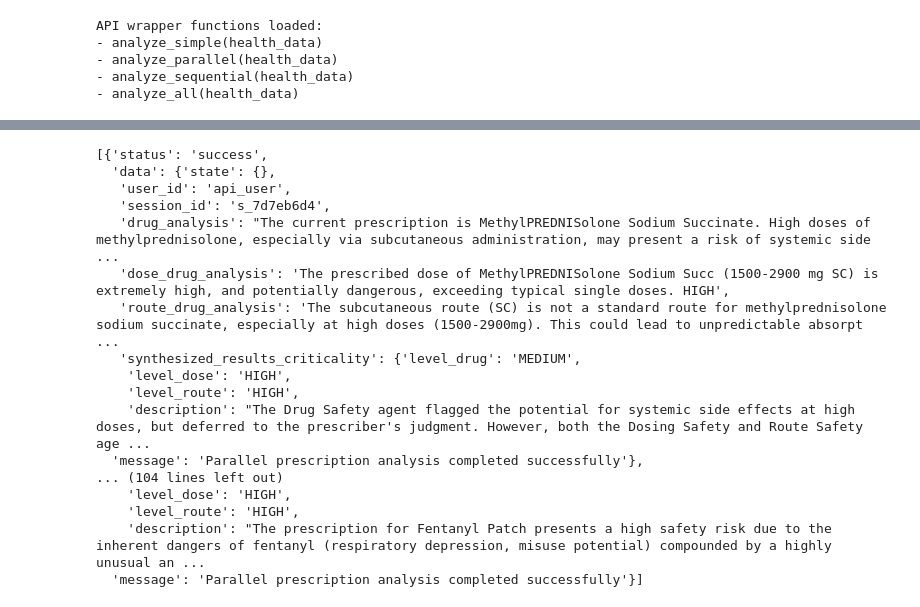
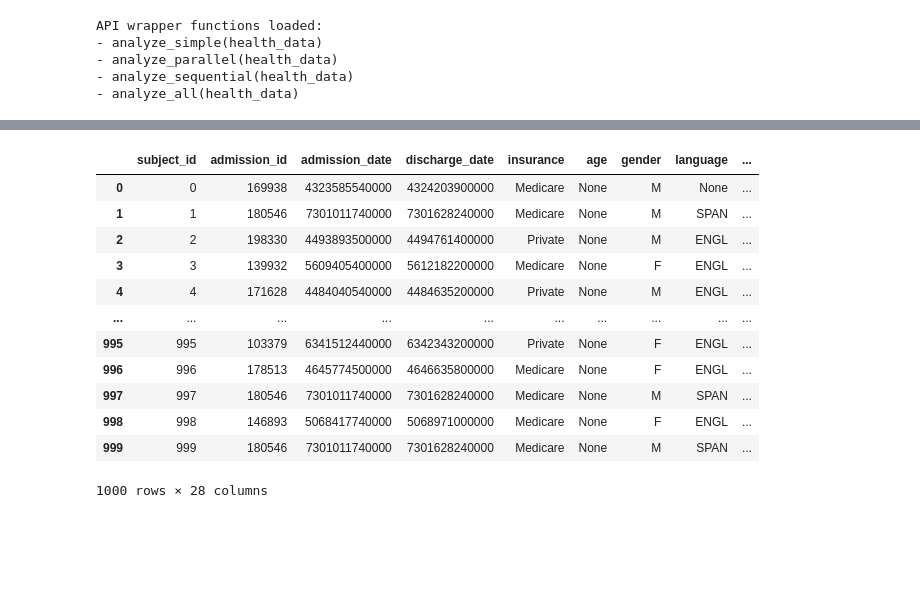
Before and after one commit to xValentim/adk-grun-health, a Jupyter notebook: notebooks/testing-api.ipynb, the cells around one changed output, grey strips where cells are left out. Cells and saved outputs as stored; diff of their text form; code cells hidden in the pictures; blank space fills up the shorter version.

```diff
--- a/notebooks/testing-api.ipynb
+++ b/notebooks/testing-api.ipynb
@@ -155,20 +117,57 @@ for patient_data in tqdm(inputs_to_llm, desc="Analyzing patients"):
 # %%
-outputs
+outputs_simple = []
+for patient_data in tqdm(inputs_to_llm, desc="Analyzing patients"):
+    result = analyze_simple(patient_data)
+    outputs_simple.append(result)
-# %% [output]
-[{'status': 'success',
-  'data': {'state': {},
-   'user_id': 'api_user',
-   'session_id': 's_7d7eb6d4',
-   'drug_analysis': "The current prescription is MethylPREDNISolone Sodium Succinate. High doses of methylprednisolone, especially via subcutaneous administration, may present a risk of systemic side  ...
-   'dose_drug_analysis': 'The prescribed dose of MethylPREDNISolone Sodium Succ (1500-2900 mg SC) is extremely high, and potentially dangerous, exceeding typical single doses. HIGH',
-   'route_drug_analysis': 'The subcutaneous route (SC) is not a standard route for methylprednisolone sodium succinate, especially at high doses (1500-2900mg). This could lead to unpredictable absorpt ...
-   'synthesized_results_criticality': {'level_drug': 'MEDIUM',
-    'level_dose': 'HIGH',
-    'level_route': 'HIGH',
-    'description': "The Drug Safety agent flagged the potential for systemic side effects at high doses, but deferred to the prescriber's judgment. However, both the Dosing Safety and Route Safety age ...
-  'message': 'Parallel prescription analysis completed successfully'},
-... (104 lines left out)
-    'level_dose': 'HIGH',
-    'level_route': 'HIGH',
-    'description': "The prescription for Fentanyl Patch presents a high safety risk due to the inherent dangers of fentanyl (respiratory depression, misuse potential) compounded by a highly unusual an ...
-  'message': 'Parallel prescription analysis completed successfully'}]
+# %%
+import pandas as pd
+
+df_ready_to_dashboard_ = pd.DataFrame(df_ready_to_dashboard)
+# %%
+outputs_simple_data = [result['data']['results_criticality'] for result in outputs_simple]
+outputs_simple_data_ = []
+for i, element in enumerate(outputs_simple_data):
+    x = {
+        "subject_id.simple": i,
+        "level": element['level'],
+        "description_general": element['description']
+    }
+    outputs_simple_data_.append(x)
+
+outputs_parallel_data = [result['data']['synthesized_results_criticality'] for result in outputs_parallel]
+outputs_parallel_data_ = []
+for i, element in enumerate(outputs_parallel_data):
+    x = {
+        "subject_id.parallel": i,
+        "level_drug": element['level_drug'],
+        "level_dose": element['level_dose'],
+        "level_route": element['level_route'],
+        "description_drug_dose_route": element['description']
+    }
+    outputs_parallel_data_.append(x)
+# %%
+df_outputs_simple_data = pd.DataFrame(outputs_simple_data_)
+df_outputs_parallel_data = pd.DataFrame(outputs_parallel_data_)
+# %%
+df_full = pd.concat(
+    [df_ready_to_dashboard_.reset_index(drop=True),
+     df_outputs_simple_data.reset_index(drop=True),
+     df_outputs_parallel_data.reset_index(drop=True),
+    ], axis=1
+).drop(columns=["subject_id.simple", "subject_id.parallel"])
+# %%
+df_full
+# %% [output]
+|  | subject_id | admission_id | admission_date | discharge_date | insurance | age | gender | language | ... |
+| 0 | 0 | 169938 | 4323585540000 | 4324203900000 | Medicare | None | M | None | ... |
+| 1 | 1 | 180546 | 7301011740000 | 7301628240000 | Medicare | None | M | SPAN | ... |
+| 2 | 2 | 198330 | 4493893500000 | 4494761400000 | Private | None | M | ENGL | ... |
+| 3 | 3 | 139932 | 5609405400000 | 5612182200000 | Medicare | None | F | ENGL | ... |
+| 4 | 4 | 171628 | 4484040540000 | 4484635200000 | Private | None | M | ENGL | ... |
+| ... | ... | ... | ... | ... | ... | ... | ... | ... | ... |
+| 995 | 995 | 103379 | 6341512440000 | 6342343200000 | Private | None | F | ENGL | ... |
+| 996 | 996 | 178513 | 4645774500000 | 4646635800000 | Medicare | None | F | ENGL | ... |
+| 997 | 997 | 180546 | 7301011740000 | 7301628240000 | Medicare | None | M | SPAN | ... |
+| 998 | 998 | 146893 | 5068417740000 | 5068971000000 | Medicare | None | F | ENGL | ... |
+| 999 | 999 | 180546 | 7301011740000 | 7301628240000 | Medicare | None | M | SPAN | ... |
+1000 rows × 28 columns
```
Also changed, not shown: parts of 9 cells of this notebook, 2 other files.
